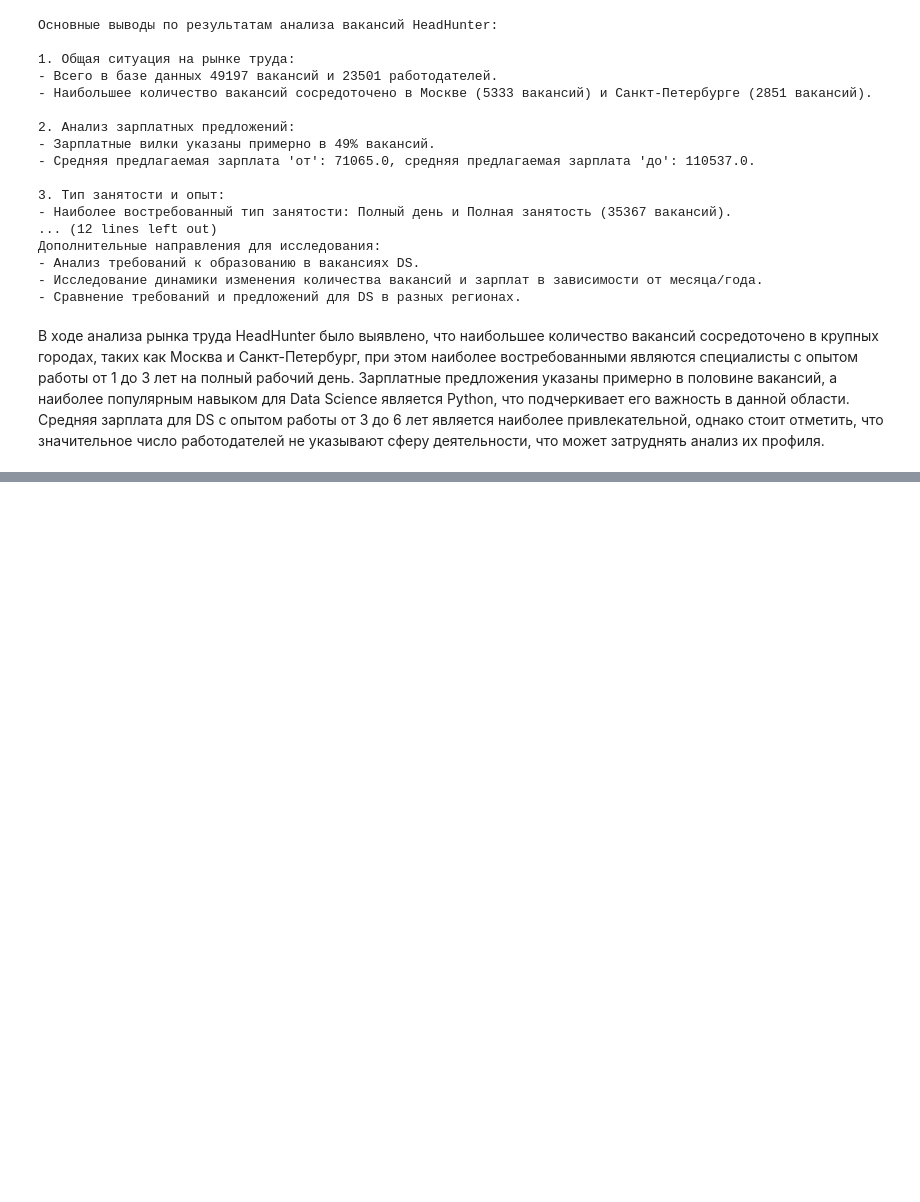
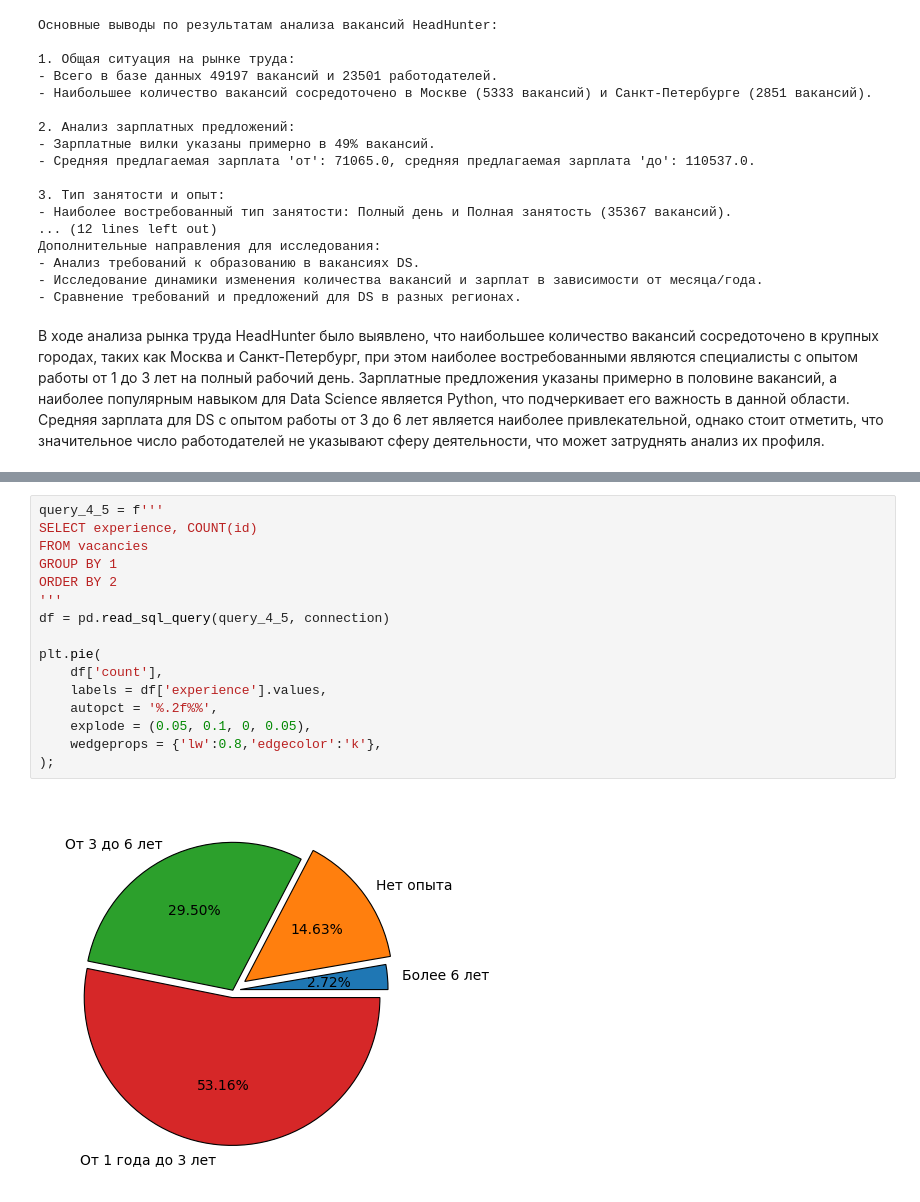
Before and after one commit to maksmick/SF, a Jupyter notebook: project_2/Project_2_MT_comp.ipynb, the cells around one changed output, grey strips where cells are left out. Cells and saved outputs as stored; diff of their text form; blank space fills up the shorter version.

```diff
--- a/project_2/Project_2_MT_comp.ipynb
+++ b/project_2/Project_2_MT_comp.ipynb
@@ -705,0 +748,18 @@ connection.close()
+# %%
+query_4_5 = f'''
+SELECT experience, COUNT(id)
+FROM vacancies
+GROUP BY 1
+ORDER BY 2
+'''
+df = pd.read_sql_query(query_4_5, connection)
+
+plt.pie(
+    df['count'],
+    labels = df['experience'].values,
+    autopct = '%.2f%%',
+    explode = (0.05, 0.1, 0, 0.05),
+    wedgeprops = {'lw':0.8,'edgecolor':'k'},
+);
+# %% [output]
+[figure, added]
```
Also changed, not shown: parts of 8 cells of this notebook.
